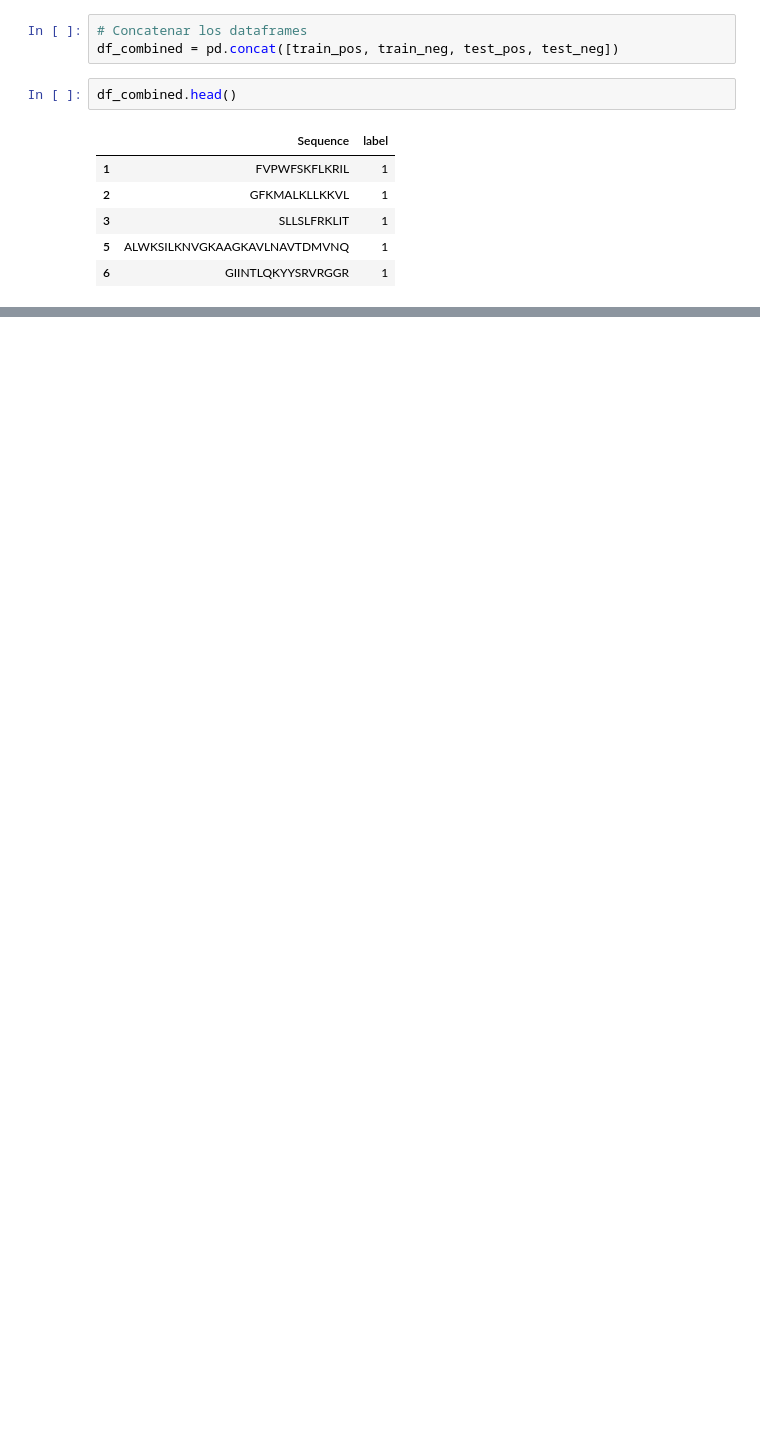
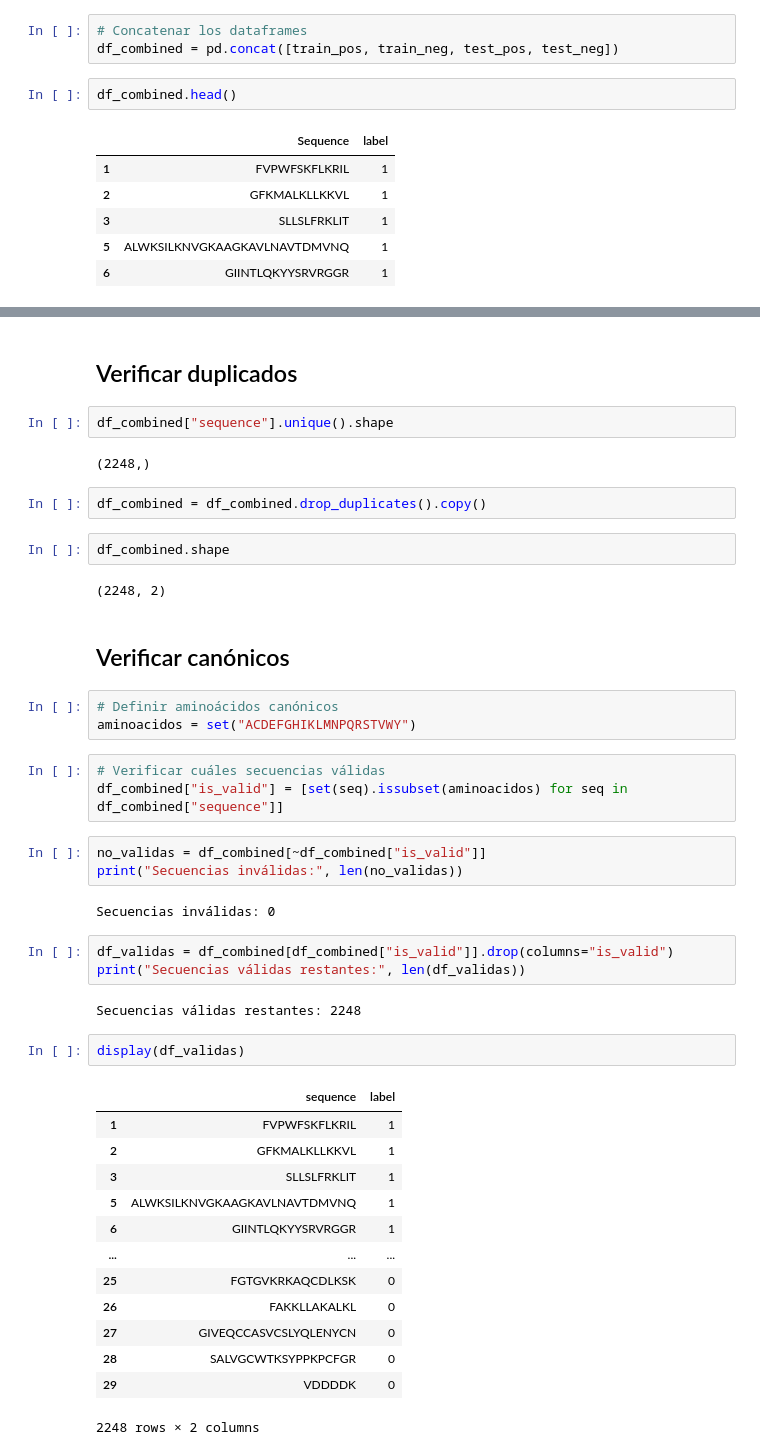
Before and after one commit to AnaLuisaIA/antifungal-peptides, a Jupyter notebook: databases/CalcAMP/CalcAMP.ipynb, the cells around one changed output, grey strips where cells are left out. Cells and saved outputs as stored; diff of their text form; blank space fills up the shorter version.

```diff
--- a/databases/CalcAMP/CalcAMP.ipynb
+++ b/databases/CalcAMP/CalcAMP.ipynb
@@ -167 +199,47 @@ df_combined.describe()
+# %% [markdown]
+## Verificar duplicados
+# %%
+df_combined["sequence"].unique().shape
+# %% [output]
+(2248,)
+# %%
+df_combined = df_combined.drop_duplicates().copy()
+# %%
+df_combined.shape
+# %% [output]
+(2248, 2)
+# %% [markdown]
+## Verificar canónicos
+# %%
+# Definir aminoácidos canónicos
+aminoacidos = set("ACDEFGHIKLMNPQRSTVWY")
+# %%
+# Verificar cuáles secuencias válidas
+df_combined["is_valid"] = [set(seq).issubset(aminoacidos) for seq in df_combined["sequence"]]
+# %%
+no_validas = df_combined[~df_combined["is_valid"]]
+print("Secuencias inválidas:", len(no_validas))
+# %% [output]
+Secuencias inválidas: 0
+# %%
+df_validas = df_combined[df_combined["is_valid"]].drop(columns="is_valid")
+print("Secuencias válidas restantes:", len(df_validas))
+# %% [output]
+Secuencias válidas restantes: 2248
+# %%
+display(df_validas)
+# %% [output]
+|  | sequence | label |
+| 1 | FVPWFSKFLKRIL | 1 |
+| 2 | GFKMALKLLKKVL | 1 |
+| 3 | SLLSLFRKLIT | 1 |
+| 5 | ALWKSILKNVGKAAGKAVLNAVTDMVNQ | 1 |
+| 6 | GIINTLQKYYSRVRGGR | 1 |
+| ... | ... | ... |
+| 25 | FGTGVKRKAQCDLKSK | 0 |
+| 26 | FAKKLLAKALKL | 0 |
+| 27 | GIVEQCCASVCSLYQLENYCN | 0 |
+| 28 | SALVGCWTKSYPPKPCFGR | 0 |
+| 29 | VDDDDK | 0 |
+2248 rows × 2 columns
 # %%
```
Also changed, not shown: parts of 15 cells of this notebook, 2 other files.
